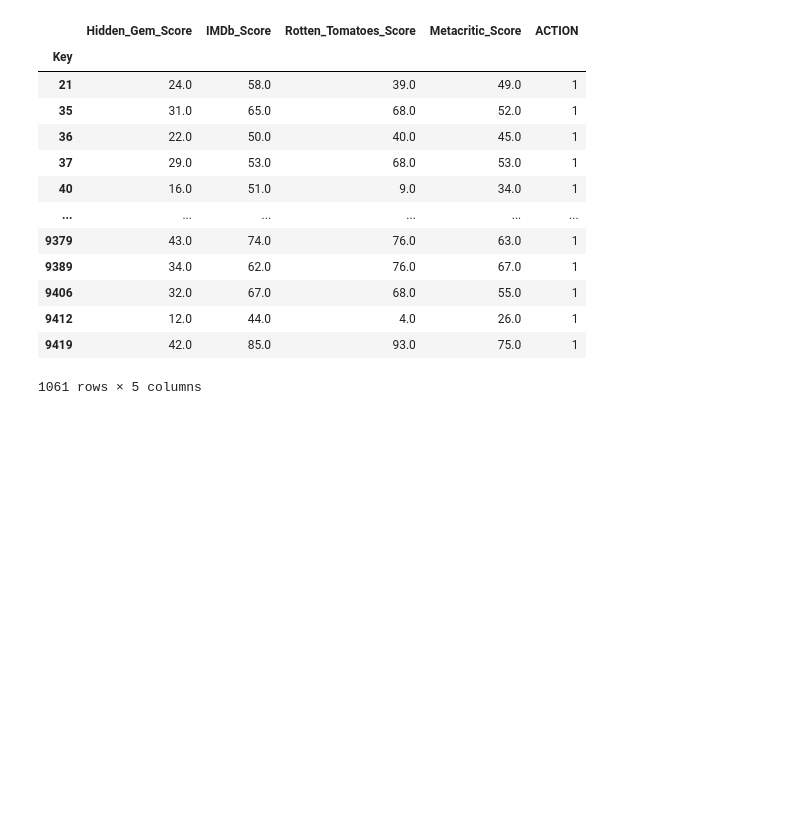
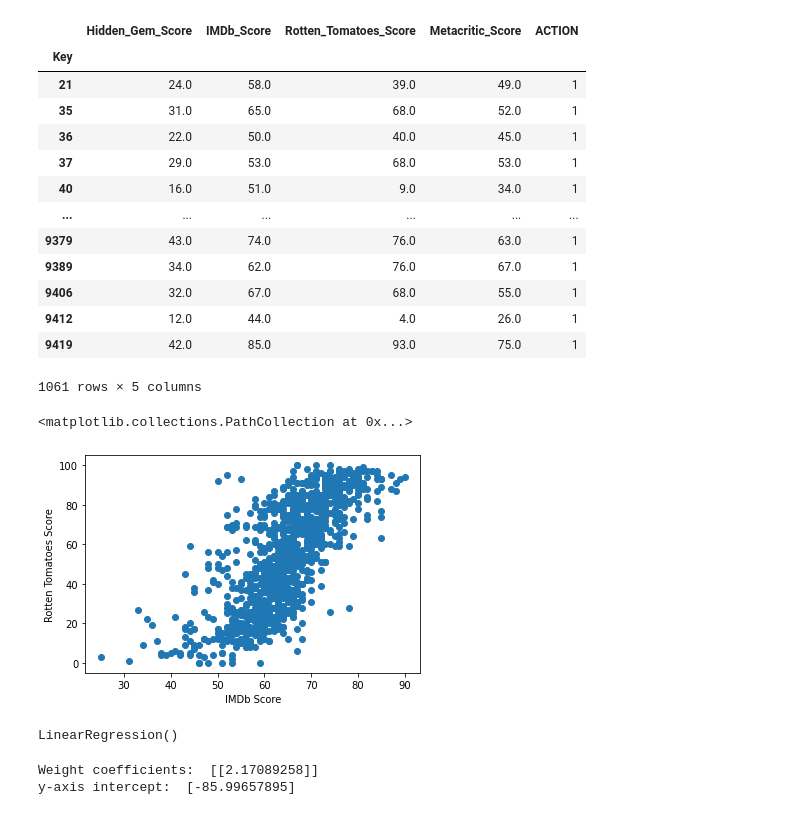
Before and after one commit to Cyber-Wolfe/Netflix_and_Analyze, a Jupyter notebook: Jupyter Notebooks/Machine-Learning/DataFrames_by_genre.ipynb, the cells around one changed output. Saved outputs shown, nothing was run; the diff lists cells and outputs as text; code cells hidden in the pictures; blank space fills up the shorter version.

Commit message:
Regression time

```diff
--- a/Jupyter Notebooks/Machine-Learning/DataFrames_by_genre.ipynb
+++ b/Jupyter Notebooks/Machine-Learning/DataFrames_by_genre.ipynb
@@ -78,6 +69,30 @@ Score_Genre_df_Action
 | 9412 | 12.0 | 44.0 | 4.0 | 26.0 | 1 |
 | 9419 | 42.0 | 85.0 | 93.0 | 75.0 | 1 |
 1061 rows × 5 columns
+# %%
+X = Score_Genre_df_Action.IMDb_Score
+y = Score_Genre_df_Action.Rotten_Tomatoes_Score
+
+plt.xlabel('IMDb Score')
+plt.ylabel('Rotten Tomatoes Score')
+plt.scatter(X, y)
+# %% [output]
+<matplotlib.collections.PathCollection at 0x...>
+[figure, added]
+# %%
+X = X.reshape(-1, 1)
+y = y.reshape(-1, 1)
+
+model = LinearRegression()
+model.fit(X, y)
+# %% [output]
+LinearRegression()
+# %%
+print('Weight coefficients: ', model.coef_)
+print('y-axis intercept: ', model.intercept_)
+# %% [output]
+Weight coefficients:  [[2.17089258]]
+y-axis intercept:  [-85.99657895]
 # %%
 # Drama
 Score_Genre_df_Drama = Score_Genre_df.filter(['Hidden_Gem_Score','IMDb_Score','Rotten_Tomatoes_Score','Metacritic_Score', 'DRAMA'])
```
Also changed, not shown: parts of 25 cells of this notebook.
